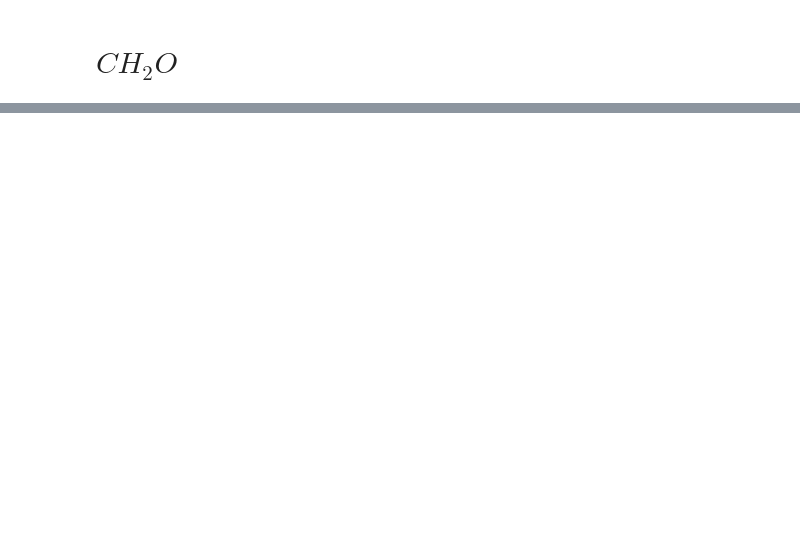
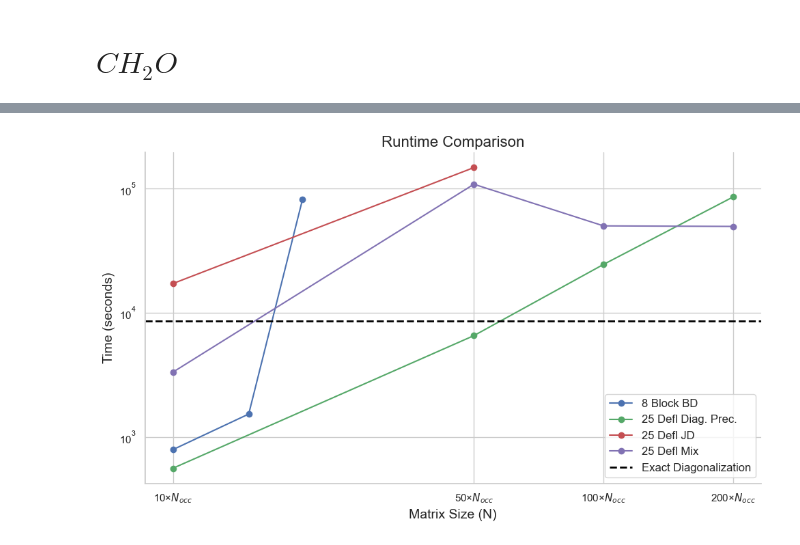
Before and after one commit to framere/Final_codes_MA, a Jupyter notebook: Results_plots/results_runtime.ipynb, the cells around one changed output, grey strips where cells are left out. Drawn from its saved outputs; the diff is of its cells as text; code cells hidden in the pictures; blank space fills up the shorter version.

```diff
--- a/Results_plots/results_runtime.ipynb
+++ b/Results_plots/results_runtime.ipynb
@@ -45,0 +98,45 @@ plt.show()
+# %%
+N_occ = 21
+N_virt = 32416
+
+N_block = np.array([10, 15, 20]) * N_occ
+N = np.array([10, 50, 100, 200]) * N_occ
+N_JD = np.array([10, 15, 25, 50, 100, 200]) * N_occ
+
+exact_diago = 8622.537616
+
+# Block Davidson (alpha=8)
+time_8_BD = np.array([789.528958, 1528.487917, 82096.197426])
+
+# Block JD (alpha=8)
+
+# deflation JD
+time_25_defl_JD = np.array([17212.923856, 148123.844998])
+# Deflation algorithm (diag preconditioner)
+time_25_defl = np.array([558.744979, 6549.531735, 24562.022802, 85929.595068])
+
+# JD mix
+time_25_defl_mix = np.array([3324.648844, 108755.617466, 50201.411028, 49720.639095])
+# %%
+plt.figure(figsize=(10, 6))
+plt.plot(N_block, time_8_BD, marker='o', label='8 Block BD', color=colors[0])
+# plt.plot(N_block, block_JD_8, marker='o', label='8 Block JD', color=colors[1])
+plt.plot(N, time_25_defl, marker='o', label='25 Defl Diag. Prec.', color=colors[2])
+plt.plot(N[:2], time_25_defl_JD, marker='o', label='25 Defl JD', color=colors[3])
+plt.plot(N, time_25_defl_mix, marker='o', label='25 Defl Mix', color=colors[4])
+plt.axhline(y=exact_diago, color='black', linestyle='--', label='Exact Diagonalization', linewidth=2)
+plt.yscale('log')
+plt.xscale('log')
+plt.xlabel('Matrix Size (N)', fontsize=14)
+plt.ylabel('Time (seconds)', fontsize=14)
+xticks = np.array([10, 50, 100, 200]) * N_occ
+# Create labels: one line for nev, second line for multiplier
+xtick_labels = [f"{mult}×$N_{{occ}}$" for nev, mult in zip(xticks, [10, 50, 100, 200])]
+plt.xticks(xticks, xtick_labels)
+plt.title('Runtime Comparison', fontsize=16)
+plt.legend(fontsize=12)
+plt.tight_layout()
+sns.despine()
+plt.show()
+# %% [output]
+[figure, added]
```
Also changed, not shown: parts of 6 cells of this notebook, 1 other file.
